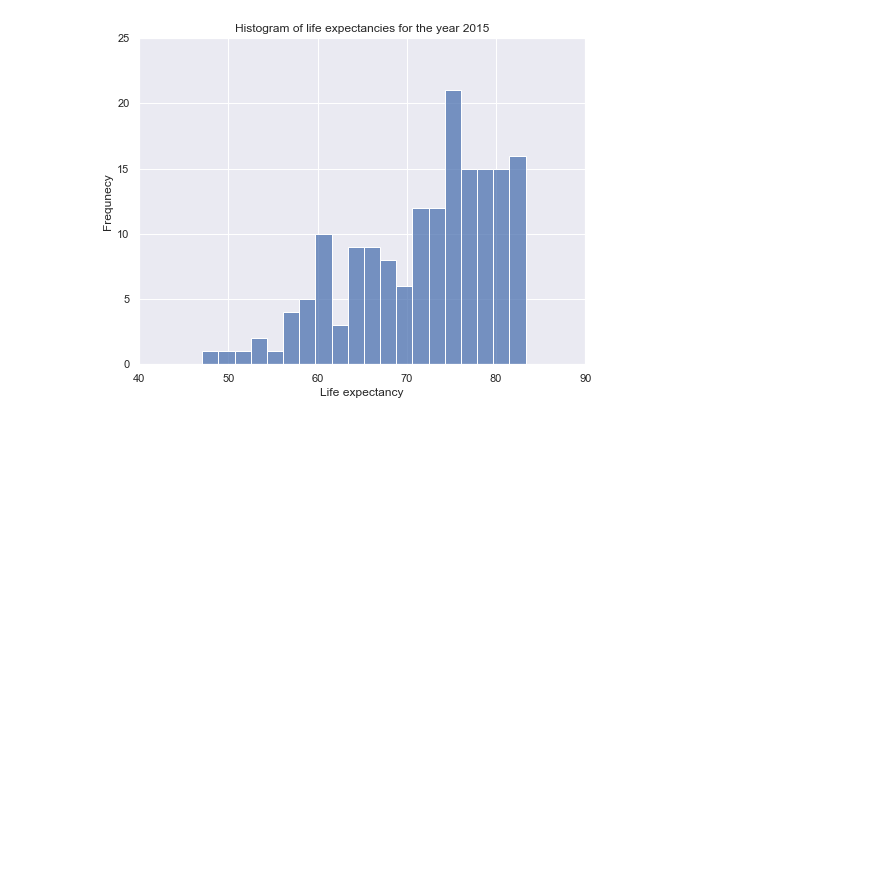
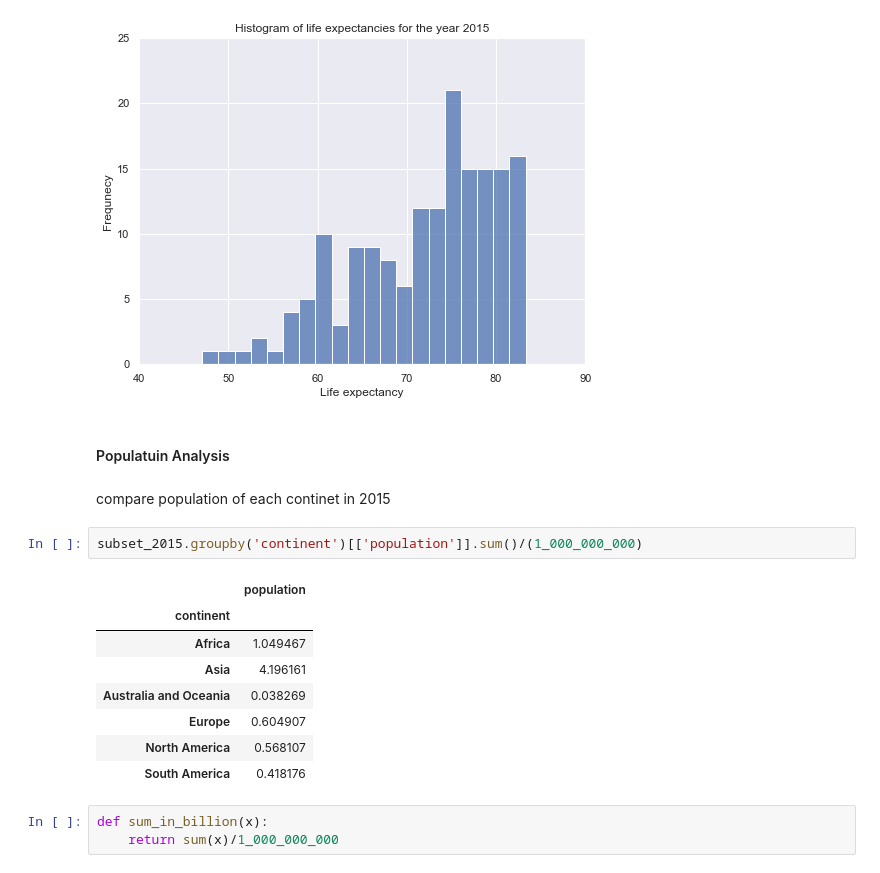
Before and after one commit to miladbehrooz/Gapminder_Analysis, a Jupyter notebook: notebook/gapminder_analysis.ipynb, the cells around one changed output. Cells and saved outputs as stored; diff of their text form; blank space fills up the shorter version.

```diff
--- a/notebook/gapminder_analysis.ipynb
+++ b/notebook/gapminder_analysis.ipynb
@@ -319,3 +319,21 @@ plt.ylabel("Frequnecy")
 plt.axis([40,90,0,25]);
 # %% [output]
 [figure]
+# %% [markdown]
+#### Populatuin Analysis
+# %% [markdown]
+compare population of each continet in 2015
+# %%
+subset_2015.groupby('continent')[['population']].sum()/(1_000_000_000)
+# %% [output]
+|  | population |
+| continent |  |
+| Africa | 1.049467 |
+| Asia | 4.196161 |
+| Australia and Oceania | 0.038269 |
+| Europe | 0.604907 |
+| North America | 0.568107 |
+| South America | 0.418176 |
+# %%
+def sum_in_billion(x):
+    return sum(x)/1_000_000_000
```
Also changed, not shown: parts of 5 cells of this notebook.
